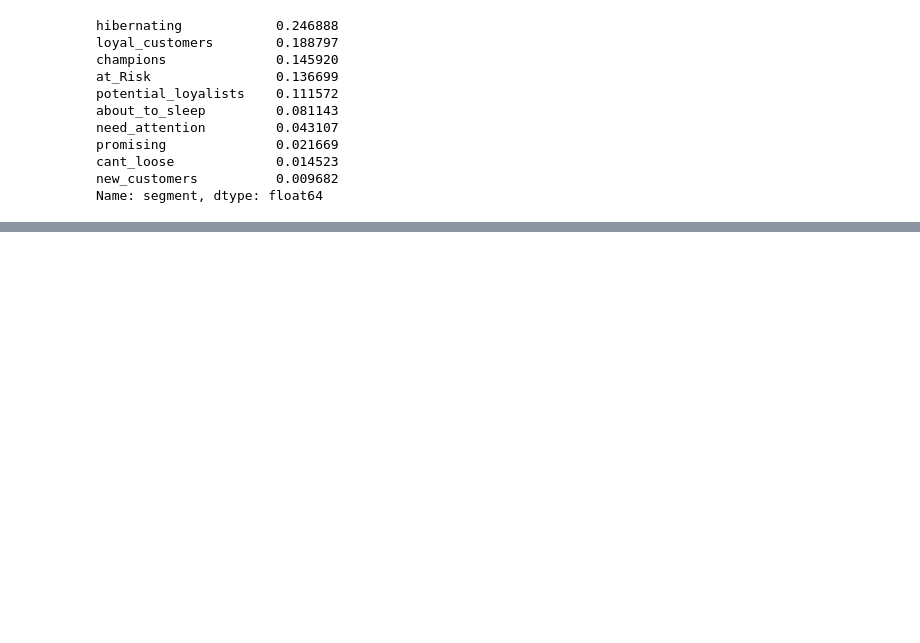
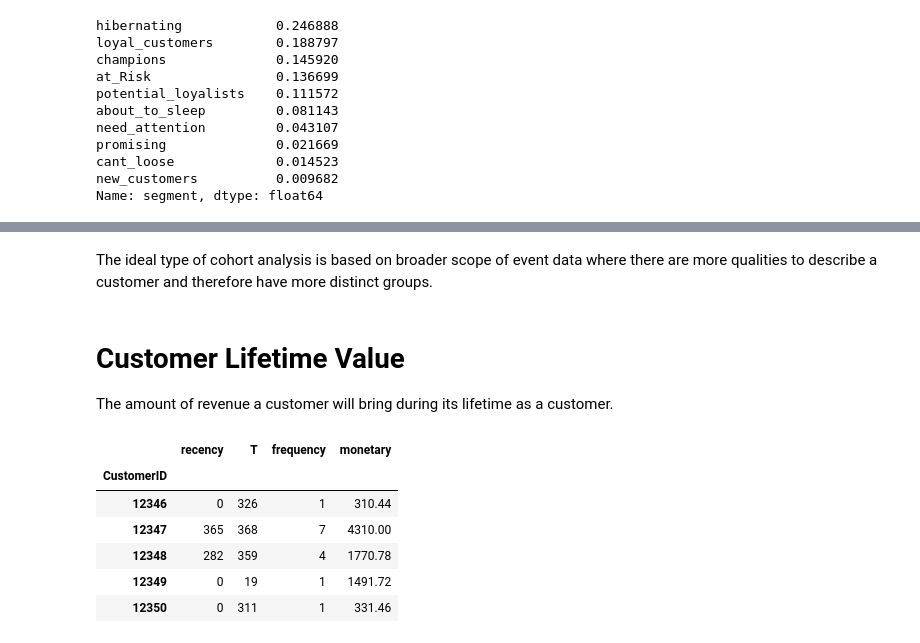
Before and after one commit to mindyng/2022-Business-Projects, a Jupyter notebook: customer-relationship-management.ipynb, the cells around one changed output, grey strips where cells are left out. Saved outputs shown, nothing was run; the diff lists cells and outputs as text; code cells hidden in the pictures; blank space fills up the shorter version.

```diff
--- a/customer-relationship-management.ipynb
+++ b/customer-relationship-management.ipynb
@@ -338,0 +426,22 @@ We can easily see from this percentage break down that top 3 of the user base is
+# %% [markdown]
+The ideal type of cohort analysis is based on broader scope of event data where there are more qualities to describe a customer and therefore have more distinct groups.
+# %% [markdown]
+# Customer Lifetime Value
+The amount of revenue a customer will bring during its lifetime as a customer.
+# %%
+cltv_df = df.groupby('CustomerID').agg({'InvoiceDate': [lambda x: (x.max() - x.min()).days,
+                                                        lambda x: (today_date - x.min()).days],
+                                        'InvoiceNo': 'nunique',
+                                        'TotalPrice': 'sum'})
+
+cltv_df.columns = cltv_df.columns.droplevel(0)
+cltv_df.columns = ['recency', 'T', 'frequency', 'monetary']
+cltv_df.head()
+# %% [output]
+|  | recency | T | frequency | monetary |
+| CustomerID |  |  |  |  |
+| 12346 | 0 | 326 | 1 | 310.44 |
+| 12347 | 365 | 368 | 7 | 4310.00 |
+| 12348 | 282 | 359 | 4 | 1770.78 |
+| 12349 | 0 | 19 | 1 | 1491.72 |
+| 12350 | 0 | 311 | 1 | 331.46 |
```
Also changed, not shown: parts of 17 cells of this notebook.
